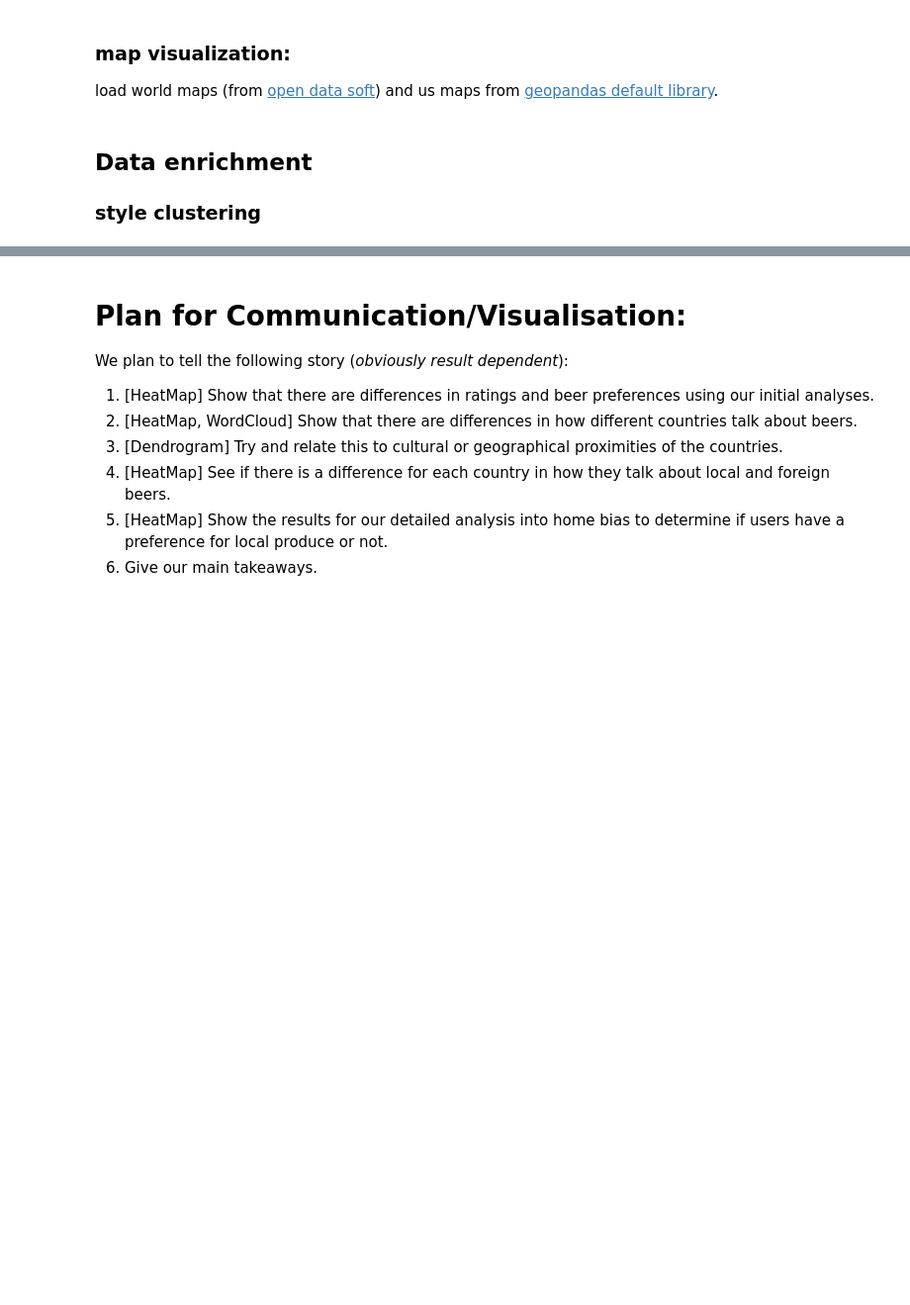
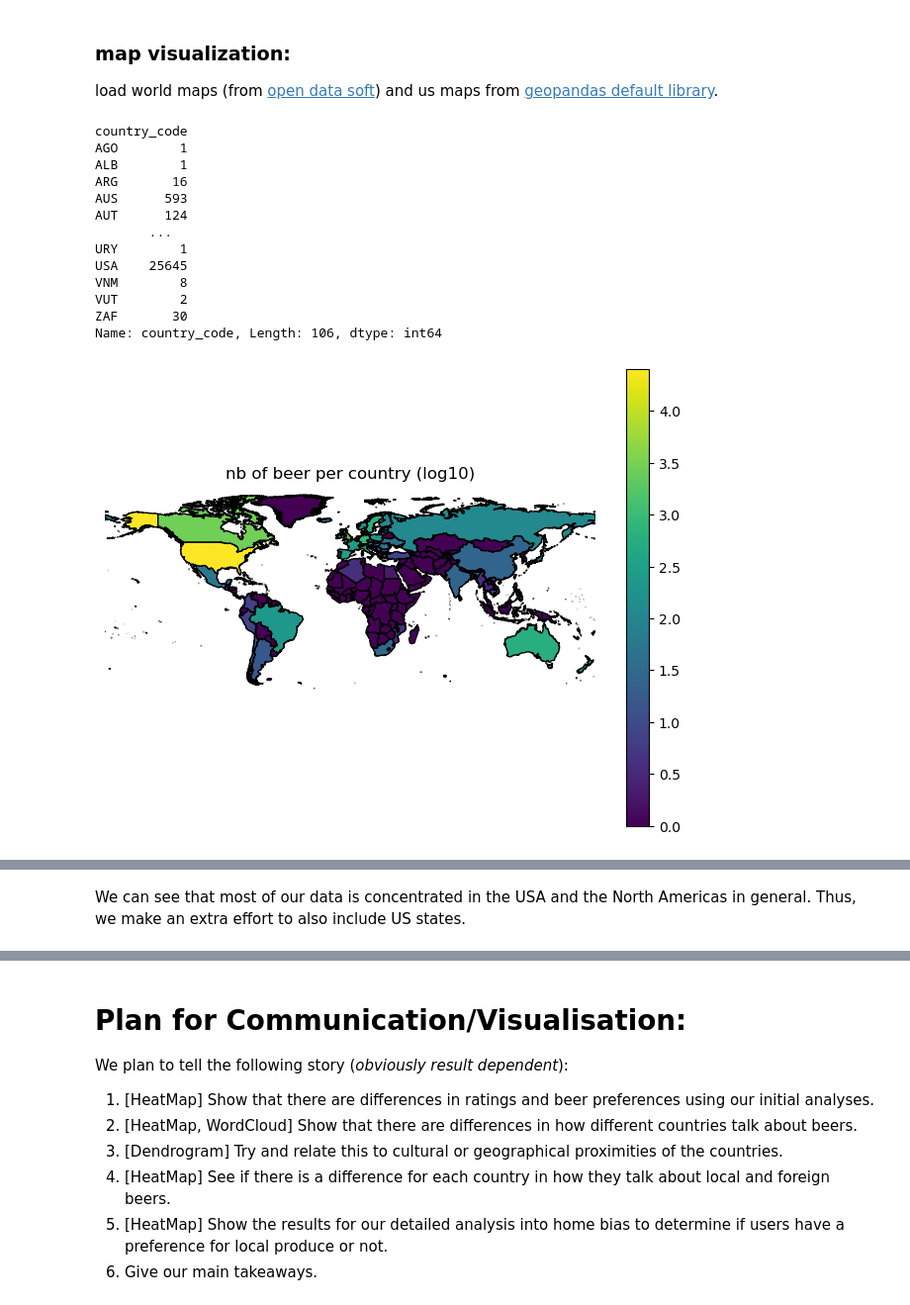
Before and after one commit to epfl-ada/ada-2022-project-enchiladas, a Jupyter notebook: milestone2.ipynb, the cells around one changed output, grey strips where cells are left out. Shown at 99% size. Cells and saved outputs as stored; diff of their text form; code cells hidden in the pictures; blank space fills up the shorter version.

```diff
--- a/milestone2.ipynb
+++ b/milestone2.ipynb
@@ -239,3 +329,9 @@ df_beers = df_beers.loc[~df_beers["brewery_id_ba"].isin(non_matching_brew["id_ba
+# %%
+# assign a location by looking up the location of each beers' brewery
+
+df_beers = df_beers.merge(df_brew[["country", "states", "country_code", "id_ba"]], left_on="brewery_id_ba", right_on="id_ba")
+# country = df_beers.apply(lambda beer: df_brew.loc[df_brew['name_ba'] == beer['brewery_name_ba']]['country'], axis = 1)
+# print(country)
 # %% [markdown]
  ### Filtering and Transforming - Create dataframes for later use
 
@@ -480,23 +870,46 @@ plt.show()
 load world maps (from [open data soft](https://public.opendatasoft.com/explore/dataset/world-administrative-boundaries/export/)) and us maps from [geopandas default library](https://geopandas.org/en/stable/docs/user_guide/io.html).
 # %%
 url_world_map = "https://public.opendatasoft.com/explore/dataset/world-administrative-boundaries/download/?format=shp&timezone=Europe/Berlin&lang=fr"
-world = gpd.read_file(url_world_map, encoding = 'utf-8')
+world = gpd.read_file(url_world_map)
 usa = gpd.read_file(gplt.datasets.get_path("contiguous_usa")) #loading usa map from geopandas default library
 
 # need to create per country stats:
-# beer count per country
-beer_country = df_beers.groupby(df_beers["country_code"]).sum().sort_values(by = 'nbr_beers', ascending = False)
-beer_states = brew_usa.groupby(brew_usa["states"]).sum().sort_values(by = 'nbr_beers', ascending = False)
-
-
-world = world.merge(df_rb_brew_per_country, how = "left", left_on="iso3", right_index = True, )
-world = world.sort_values(by = "country_code", ascending = False)
-world['log_beers'] = world['country_code'].apply(lambda x: np.log10(x) if x >= 1 else 0)
-#number of breweries per country (log)
-scheme = mc.FisherJenks(world['log_beers'], k=8)
-gplt.choropleth(world, hue="log_beers", legend=True, scheme=scheme)
-plt.title("nb of beer per country (log10)")
-plt.show()
-# %% [markdown]
- ## Data enrichment
- ### style clustering
+# %%
+# beer count per country
+beer_country = df_beers["country_code"].groupby(df_beers["country_code"]).count()
+display(beer_country)
+# beer count per state
+beer_usa = df_beers.dropna() #countries outside of us have NaN values for the state
+beer_states = beer_usa["states"].groupby(beer_usa["states"]).count()
+
+# plotting log number of beers per country
+beer_country = world.merge(beer_country, how = "left", left_on="iso3", right_index = True, )
+beer_country['log_beers'] = beer_country['country_code'].apply(lambda x: np.log10(x) if x >= 1 else 0)
+#number of breweries per country (log)
+#scheme = mc.FisherJenks(beer_country['log_beers'], k=8)
+gplt.choropleth(beer_country, hue="log_beers", legend=True)
+plt.title("nb of beer per country (log10)")
+plt.show()
+
+# plotting log number of beers per states
+beer_states = usa.merge(beer_states, how = "left", left_on="state", right_index = True)
+beer_states['log_beers'] = beer_states['states'].apply(lambda x: np.log10(x) if x >= 1 else 0)
+
+gplt.choropleth(beer_states, hue="log_beers", legend=True)
+plt.title("nb of beer per states (log10)")
+plt.show()
+# %% [output]
+country_code
+AGO        1
+ALB        1
+ARG       16
+AUS      593
+AUT      124
+       ...
+URY        1
+USA    25645
+VNM        8
+VUT        2
+ZAF       30
+Name: country_code, Length: 106, dtype: int64
+[figure, added]
@@ -502,0 +917,2 @@ plt.show()
+# %% [markdown]
+We can see that most of our data is concentrated in the USA and the North Americas in general. Thus, we make an extra effort to also include US states.
```
Also changed, not shown: parts of 53 cells of this notebook, 6 other files.
